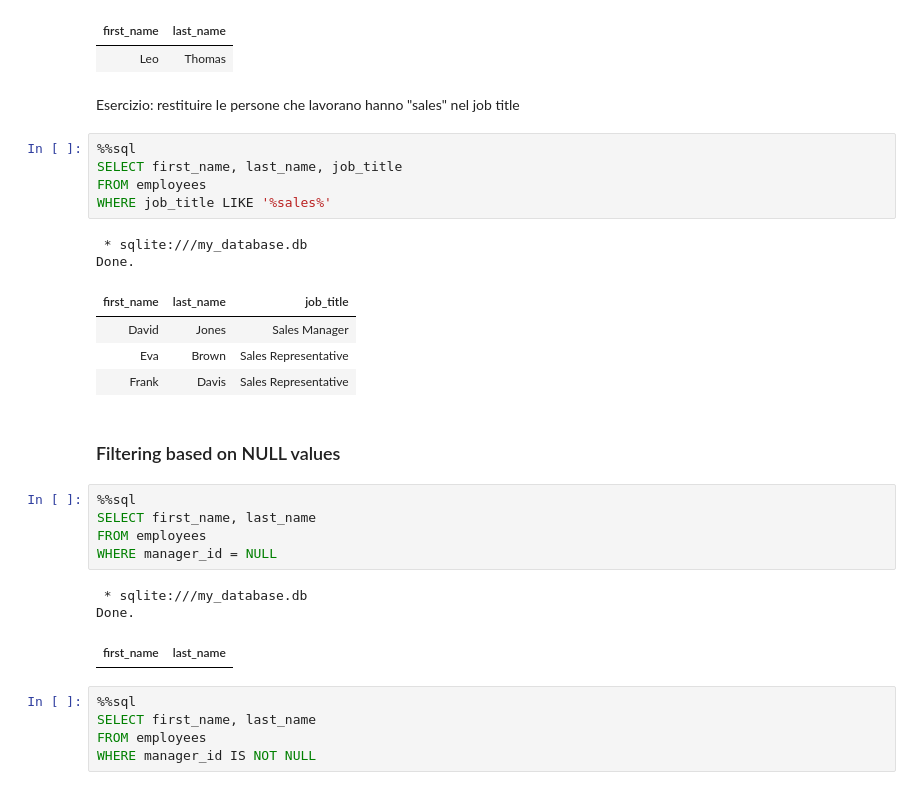
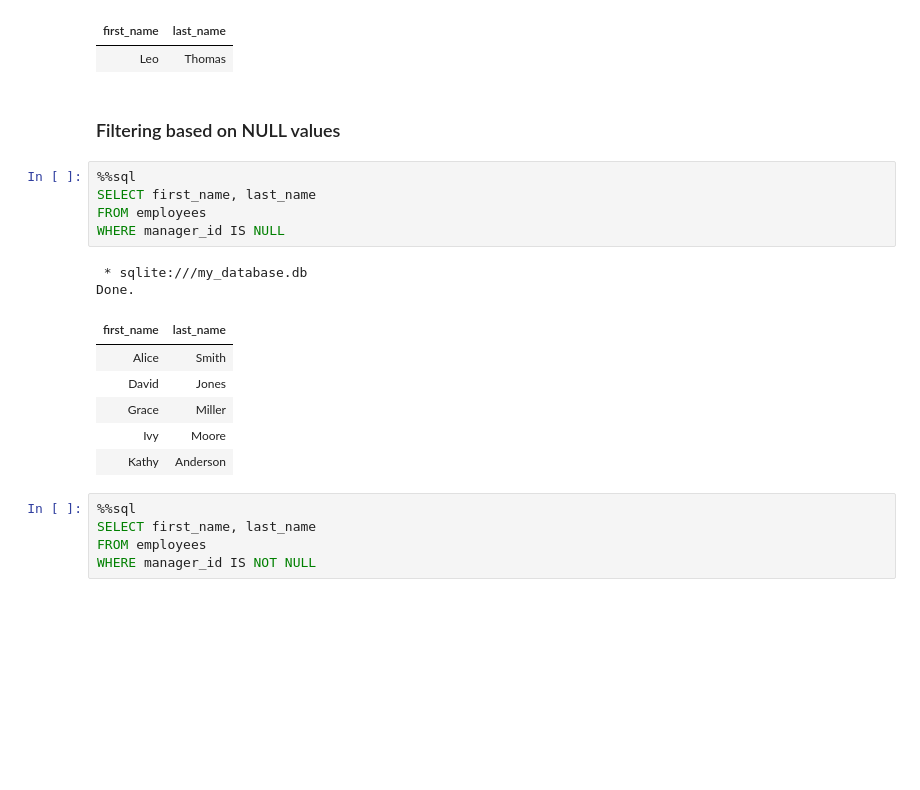
Before and after one commit to GiuliaScarfia/DataScience, a Jupyter notebook: Week 6.1 - SQL Queries (Post-Lesson).ipynb, the cells around one changed output. Drawn from its saved outputs; the diff is of its cells as text; blank space fills up the shorter version.

```diff
--- a/Week 6.1 - SQL Queries.ipynb
+++ b/Week 6.1 - SQL Queries (Post-Lesson).ipynb
@@ -338,31 +328,22 @@ WHERE last_name LIKE '%a_'
 Done.
 | first_name | last_name |
 | Leo | Thomas |
-# %% [markdown]
-Esercizio: restituire le persone che lavorano hanno "sales" nel job title
-# %%
-%%sql
-SELECT first_name, last_name, job_title
-FROM employees
-WHERE job_title LIKE '%sales%'
-# %% [output]
- * sqlite:///my_database.db
-Done.
-| first_name | last_name | job_title |
-| David | Jones | Sales Manager |
-| Eva | Brown | Sales Representative |
-| Frank | Davis | Sales Representative |
 # %% [markdown]
 ### Filtering based on NULL values
 # %%
 %%sql
 SELECT first_name, last_name
 FROM employees
-WHERE manager_id = NULL
+WHERE manager_id IS NULL
 # %% [output]
  * sqlite:///my_database.db
 Done.
 | first_name | last_name |
+| Alice | Smith |
+| David | Jones |
+| Grace | Miller |
+| Ivy | Moore |
+| Kathy | Anderson |
 # %%
 %%sql
 SELECT first_name, last_name
```
Also changed, not shown: parts of 38 cells of this notebook, 1 other file.
